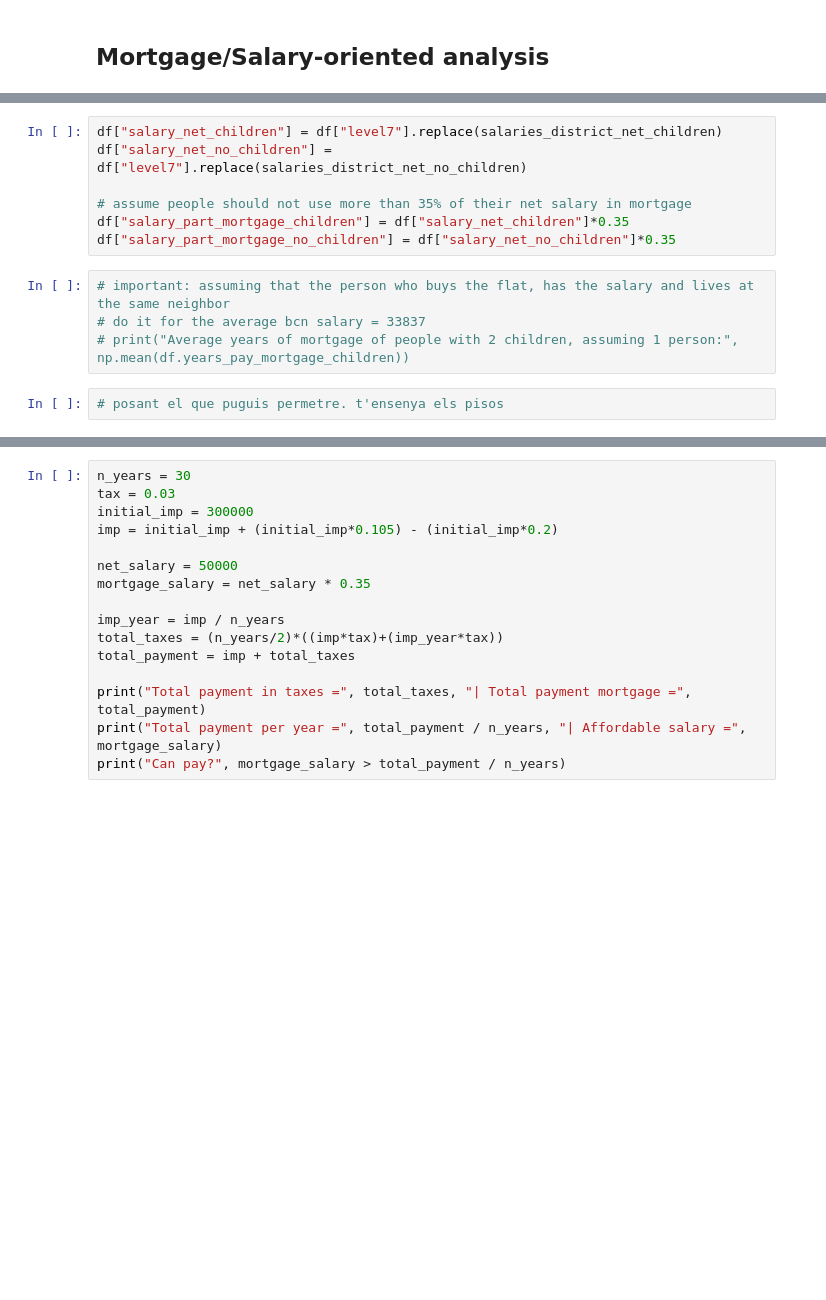
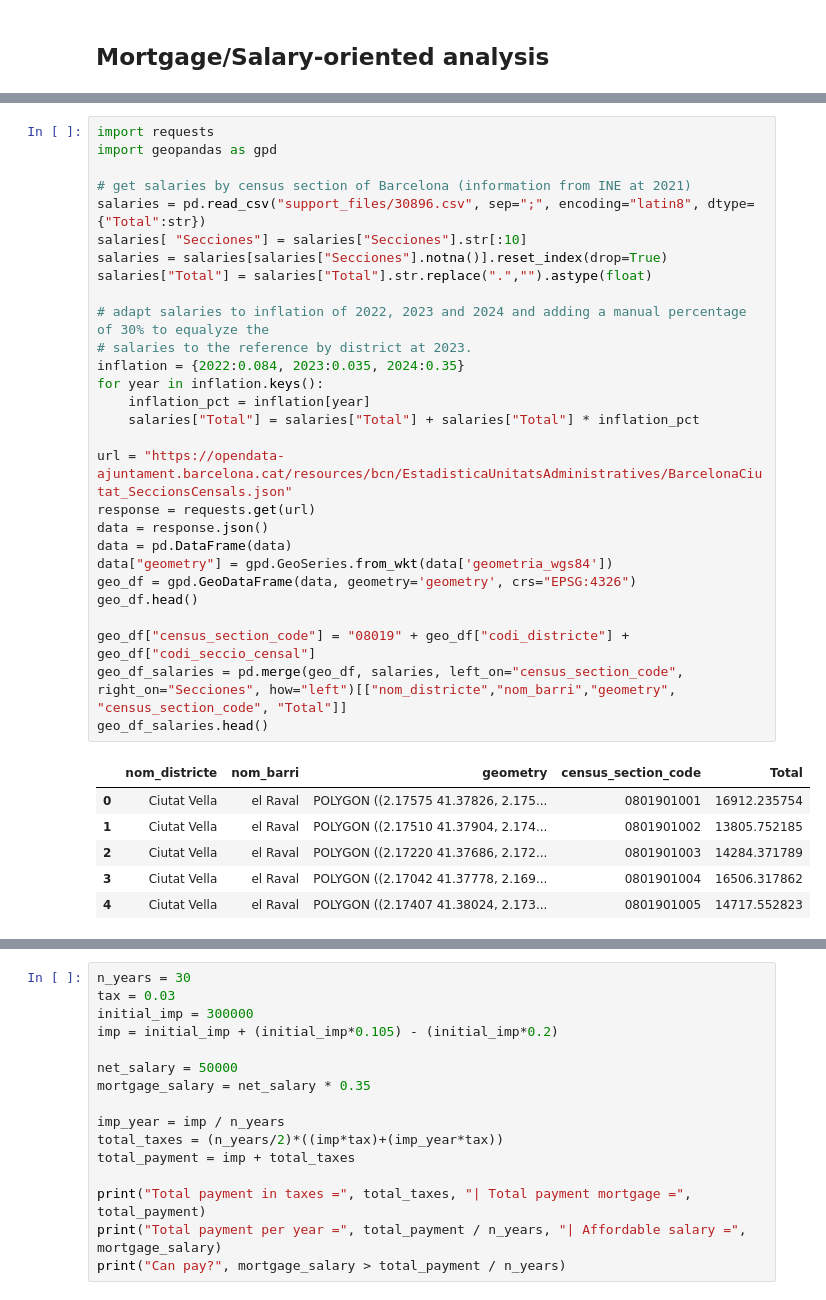
Before and after one commit to joseprs/FlatsHousesStudyBCN, a Jupyter notebook: 4.analysis_salary_and_mortgage.ipynb, the cells around one changed output, grey strips where cells are left out. Saved outputs shown, nothing was run; the diff lists cells and outputs as text; blank space fills up the shorter version.

```diff
--- a/4.analysis_salary_and_mortgage.ipynb
+++ b/4.analysis_salary_and_mortgage.ipynb
@@ -67,13 +51,35 @@ salaries_district_net_no_children = {
-# %%
-df["salary_net_children"] = df["level7"].replace(salaries_district_net_children)
-df["salary_net_no_children"] = df["level7"].replace(salaries_district_net_no_children)
-
-# assume people should not use more than 35% of their net salary in mortgage
-df["salary_part_mortgage_children"] = df["salary_net_children"]*0.35
-df["salary_part_mortgage_no_children"] = df["salary_net_no_children"]*0.35
-# %%
-# important: assuming that the person who buys the flat, has the salary and lives at the same neighbor
-# do it for the average bcn salary = 33837
-# print("Average years of mortgage of people with 2 children, assuming 1 person:", np.mean(df.years_pay_mortgage_children))
-# %%
-# posant el que puguis permetre. t'ensenya els pisos
+# %%
+import requests
+import geopandas as gpd
+
+# get salaries by census section of Barcelona (information from INE at 2021)
+salaries = pd.read_csv("support_files/30896.csv", sep=";", encoding="latin8", dtype={"Total":str})
+salaries[ "Secciones"] = salaries["Secciones"].str[:10]
+salaries = salaries[salaries["Secciones"].notna()].reset_index(drop=True)
+salaries["Total"] = salaries["Total"].str.replace(".","").astype(float)
+
+# adapt salaries to inflation of 2022, 2023 and 2024 and adding a manual percentage of 30% to equalyze the
+# salaries to the reference by district at 2023.
+inflation = {2022:0.084, 2023:0.035, 2024:0.35}
+for year in inflation.keys():
+    inflation_pct = inflation[year]
+    salaries["Total"] = salaries["Total"] + salaries["Total"] * inflation_pct
+
+url = "https://opendata-ajuntament.barcelona.cat/resources/bcn/EstadisticaUnitatsAdministratives/BarcelonaCiutat_SeccionsCensals.json"
+response = requests.get(url)
+data = response.json()
+data = pd.DataFrame(data)
+data["geometry"] = gpd.GeoSeries.from_wkt(data['geometria_wgs84'])
+geo_df = gpd.GeoDataFrame(data, geometry='geometry', crs="EPSG:4326")
+geo_df.head()
+
+geo_df["census_section_code"] = "08019" + geo_df["codi_districte"] + geo_df["codi_seccio_censal"]
+geo_df_salaries = pd.merge(geo_df, salaries, left_on="census_section_code", right_on="Secciones", how="left")[["nom_districte","nom_barri","geometry", "census_section_code", "Total"]]
+geo_df_salaries.head()
+# %% [output]
+|  | nom_districte | nom_barri | geometry | census_section_code | Total |
+| 0 | Ciutat Vella | el Raval | POLYGON ((2.17575 41.37826, 2.175... | 0801901001 | 16912.235754 |
+| 1 | Ciutat Vella | el Raval | POLYGON ((2.17510 41.37904, 2.174... | 0801901002 | 13805.752185 |
+| 2 | Ciutat Vella | el Raval | POLYGON ((2.17220 41.37686, 2.172... | 0801901003 | 14284.371789 |
+| 3 | Ciutat Vella | el Raval | POLYGON ((2.17042 41.37778, 2.169... | 0801901004 | 16506.317862 |
+| 4 | Ciutat Vella | el Raval | POLYGON ((2.17407 41.38024, 2.173... | 0801901005 | 14717.552823 |
```
Also changed, not shown: parts of 38 cells of this notebook, 2 other files.
